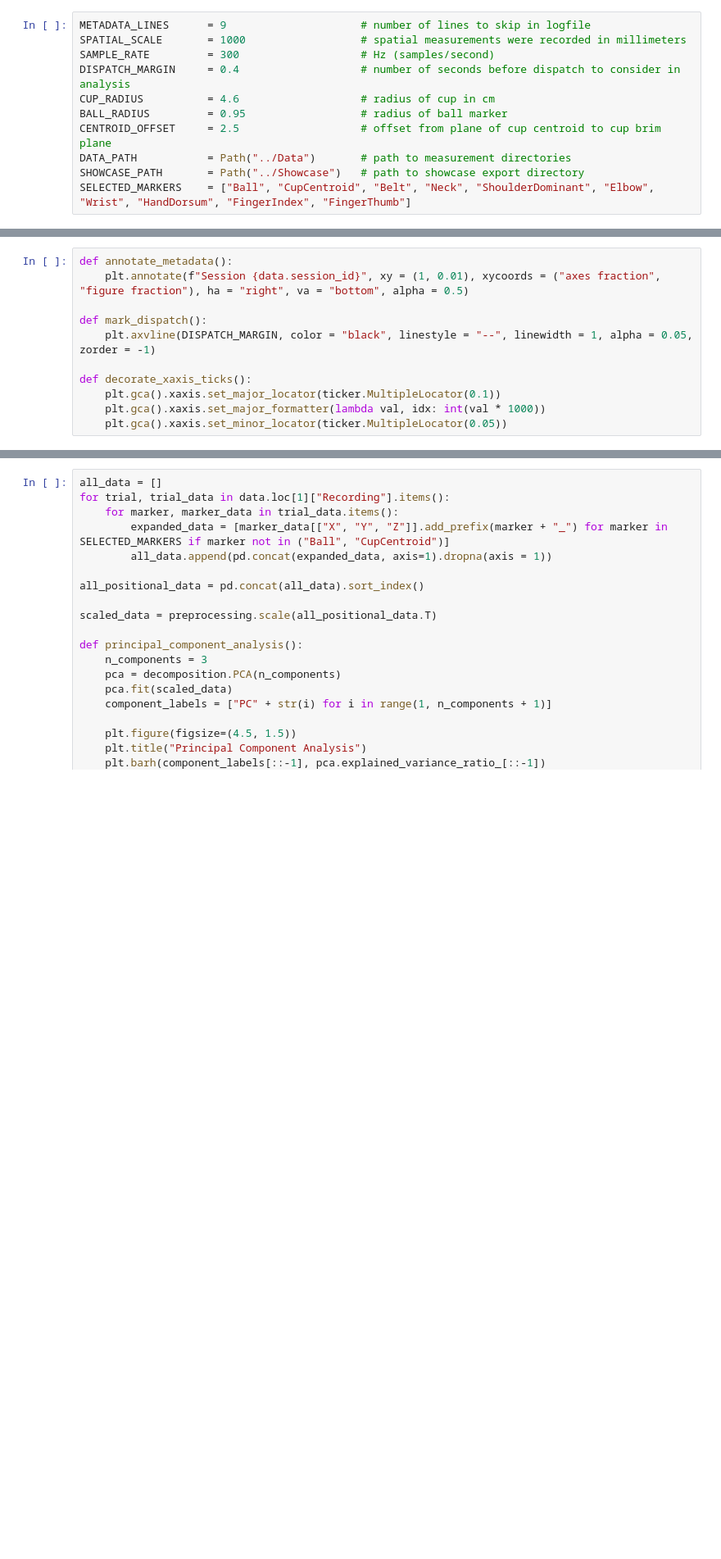
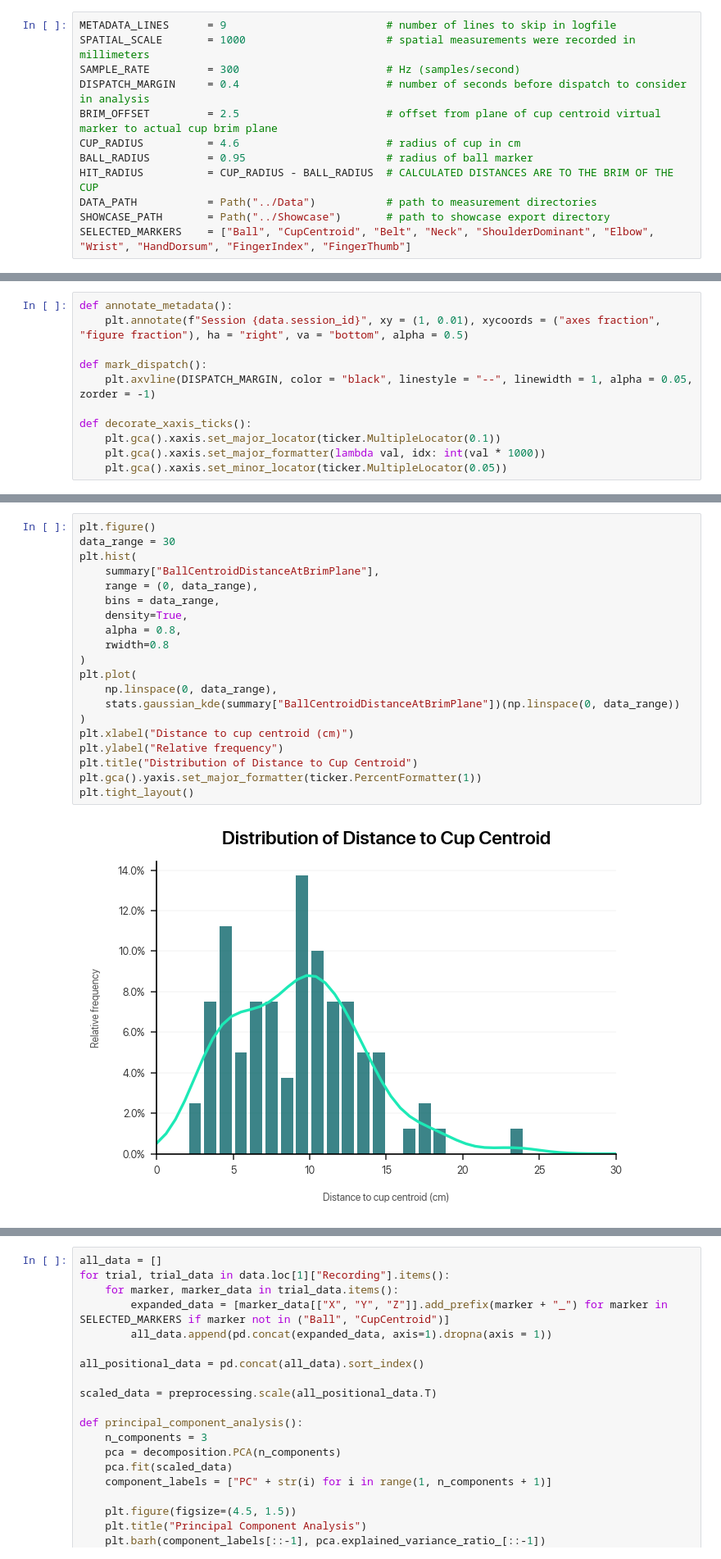
Before and after one commit to dlundgaard/BeerPongMastery, a Jupyter notebook: Analysis/analysis.ipynb, the cells around one changed output, grey strips where cells are left out. Shown at 82% size. Saved outputs shown, nothing was run; the diff lists cells and outputs as text; blank space fills up the shorter version.

```diff
--- a/Analysis/analysis.ipynb
+++ b/Analysis/analysis.ipynb
@@ -8,15 +9,16 @@ from sklearn import preprocessing, decomposition
 from matplotlib import pyplot as plt, ticker, lines, patches
 plt.style.use("minimal")
 # %%
-METADATA_LINES      = 9                     # number of lines to skip in logfile
-SPATIAL_SCALE       = 1000                  # spatial measurements were recorded in millimeters
-SAMPLE_RATE         = 300                   # Hz (samples/second)
-DISPATCH_MARGIN     = 0.4                   # number of seconds before dispatch to consider in analysis
-CUP_RADIUS          = 4.6                   # radius of cup in cm
-BALL_RADIUS         = 0.95                  # radius of ball marker
-CENTROID_OFFSET     = 2.5                   # offset from plane of cup centroid to cup brim plane
-DATA_PATH           = Path("../Data")       # path to measurement directories
-SHOWCASE_PATH       = Path("../Showcase")   # path to showcase export directory
+METADATA_LINES      = 9                         # number of lines to skip in logfile
+SPATIAL_SCALE       = 1000                      # spatial measurements were recorded in millimeters
+SAMPLE_RATE         = 300                       # Hz (samples/second)
+DISPATCH_MARGIN     = 0.4                       # number of seconds before dispatch to consider in analysis
+BRIM_OFFSET         = 2.5                       # offset from plane of cup centroid virtual marker to actual cup brim plane
+CUP_RADIUS          = 4.6                       # radius of cup in cm
+BALL_RADIUS         = 0.95                      # radius of ball marker
+HIT_RADIUS          = CUP_RADIUS - BALL_RADIUS  # CALCULATED DISTANCES ARE TO THE BRIM OF THE CUP
+DATA_PATH           = Path("../Data")           # path to measurement directories
+SHOWCASE_PATH       = Path("../Showcase")       # path to showcase export directory
 SELECTED_MARKERS    = ["Ball", "CupCentroid", "Belt", "Neck", "ShoulderDominant", "Elbow", "Wrist", "HandDorsum", "FingerIndex", "FingerThumb"]
 # %%
 display.Image(SHOWCASE_PATH.joinpath("showcase.gif"))
@@ -439,0 +459,22 @@ summary()
+# %%
+plt.figure()
+data_range = 30
+plt.hist(
+    summary["BallCentroidDistanceAtBrimPlane"],
+    range = (0, data_range),
+    bins = data_range,
+    density=True,
+    alpha = 0.8,
+    rwidth=0.8
+)
+plt.plot(
+    np.linspace(0, data_range),
+    stats.gaussian_kde(summary["BallCentroidDistanceAtBrimPlane"])(np.linspace(0, data_range))
+)
+plt.xlabel("Distance to cup centroid (cm)")
+plt.ylabel("Relative frequency")
+plt.title("Distribution of Distance to Cup Centroid")
+plt.gca().yaxis.set_major_formatter(ticker.PercentFormatter(1))
+plt.tight_layout()
+# %% [output]
+[figure, added]
```
Also changed, not shown: parts of 12 cells of this notebook, 3 other files.
